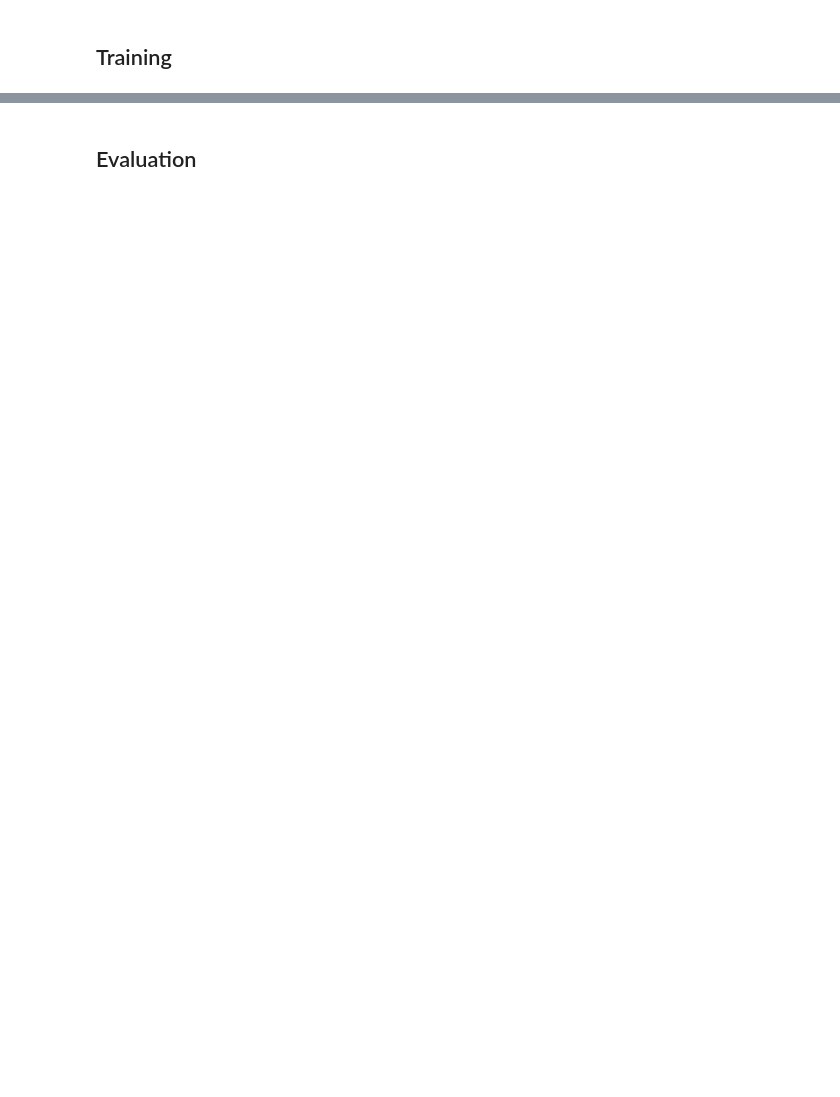
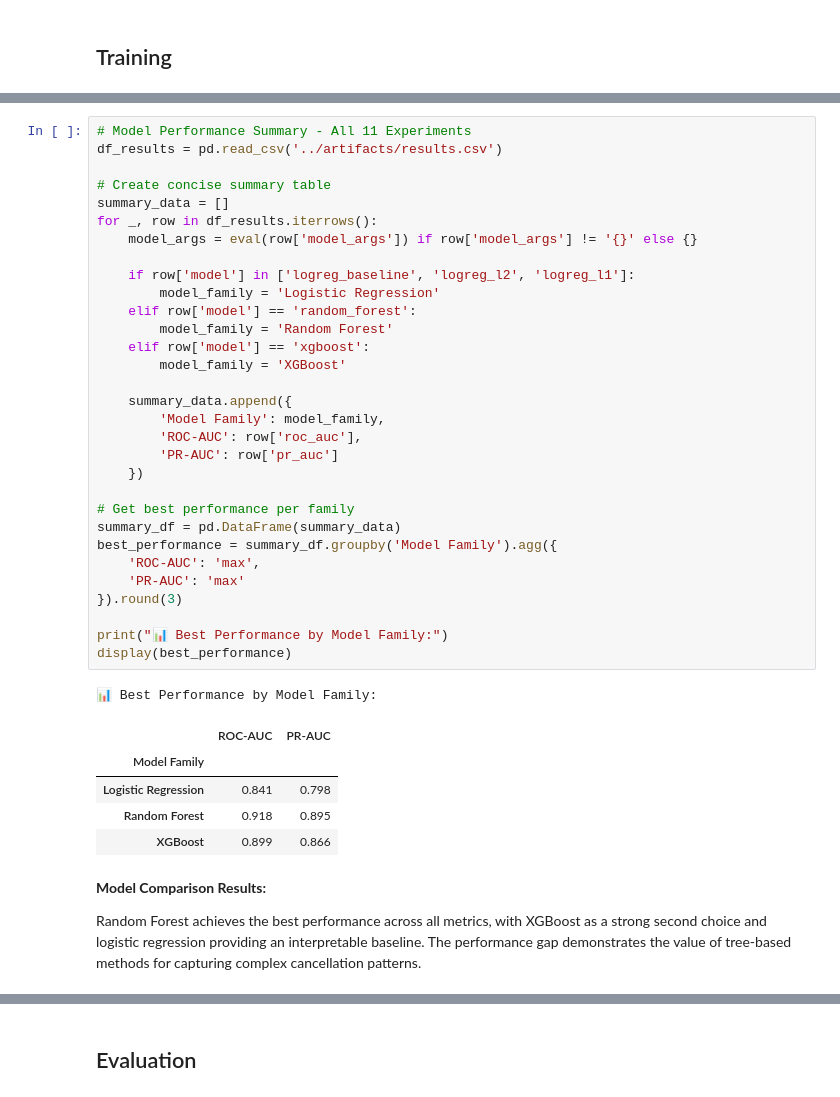
Before and after one commit to tgrytnes/Hotel_Cancellation_Risk, a Jupyter notebook: notebooks/main.ipynb, the cells around one changed output, grey strips where cells are left out. Drawn from its saved outputs; the diff is of its cells as text; blank space fills up the shorter version.

```diff
--- a/notebooks/main.ipynb
+++ b/notebooks/main.ipynb
@@ -567,0 +475,42 @@ Error:
+# %%
+# Model Performance Summary - All 11 Experiments
+df_results = pd.read_csv('../artifacts/results.csv')
+
+# Create concise summary table
+summary_data = []
+for _, row in df_results.iterrows():
+    model_args = eval(row['model_args']) if row['model_args'] != '{}' else {}
+
+    if row['model'] in ['logreg_baseline', 'logreg_l2', 'logreg_l1']:
+        model_family = 'Logistic Regression'
+    elif row['model'] == 'random_forest':
+        model_family = 'Random Forest'
+    elif row['model'] == 'xgboost':
+        model_family = 'XGBoost'
+
+    summary_data.append({
+        'Model Family': model_family,
+        'ROC-AUC': row['roc_auc'],
+        'PR-AUC': row['pr_auc']
+    })
+
+# Get best performance per family
+summary_df = pd.DataFrame(summary_data)
+best_performance = summary_df.groupby('Model Family').agg({
+    'ROC-AUC': 'max',
+    'PR-AUC': 'max'
+}).round(3)
+
+print("📊 Best Performance by Model Family:")
+display(best_performance)
+# %% [output]
+📊 Best Performance by Model Family:
+|  | ROC-AUC | PR-AUC |
+| Model Family |  |  |
+| Logistic Regression | 0.841 | 0.798 |
+| Random Forest | 0.918 | 0.895 |
+| XGBoost | 0.899 | 0.866 |
+# %% [markdown]
+**Model Comparison Results:**
+
+Random Forest achieves the best performance across all metrics, with XGBoost as a strong second choice and logistic regression providing an interpretable baseline. The performance gap demonstrates the value of tree-based methods for capturing complex cancellation patterns.
```
Also changed, not shown: parts of 24 cells of this notebook, 31 other files.
